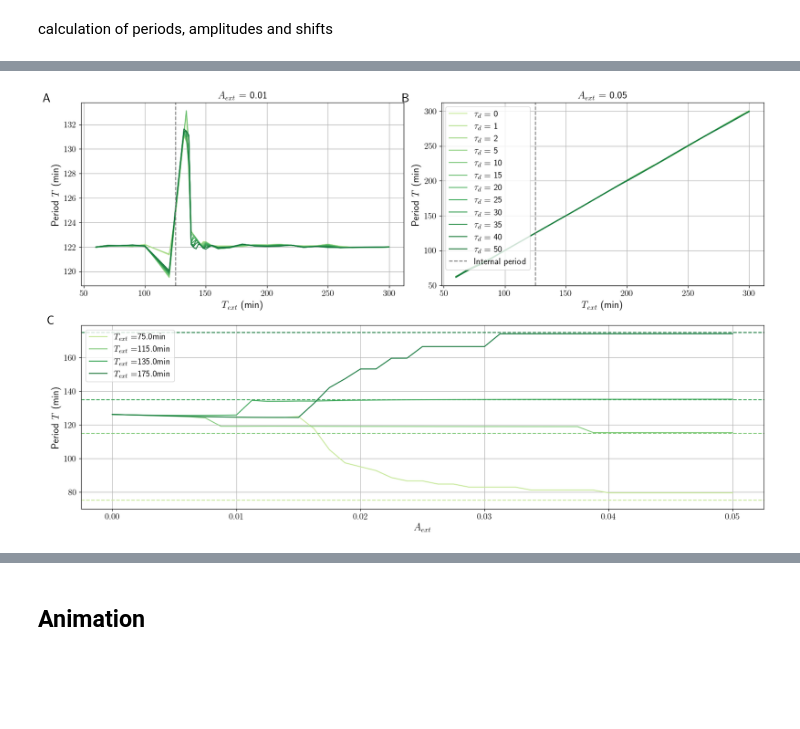
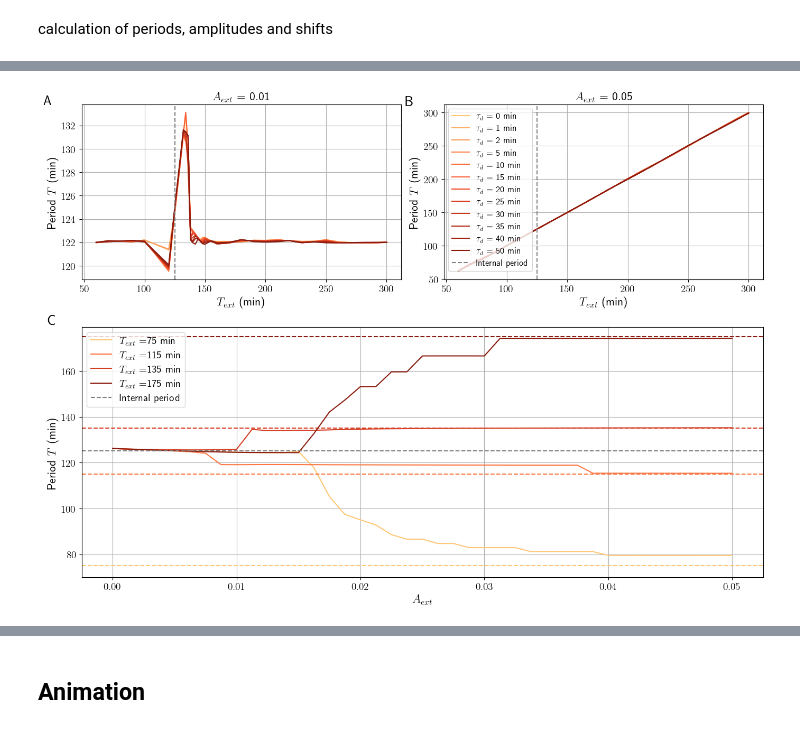
Before and after one commit to kbmcdonnell/2025_mouse_oscillations_MEP_Kate_McDonnell, a Jupyter notebook: Delta_Hes/external_delta_source.ipynb, the cells around one changed output, grey strips where cells are left out. Saved outputs shown, nothing was run; the diff lists cells and outputs as text; code cells hidden in the pictures; blank space fills up the shorter version.

```diff
--- a/Delta_Hes/external_delta_source.ipynb
+++ b/Delta_Hes/external_delta_source.ipynb
@@ -560,8 +459,8 @@ plt.show()
 
 # Define figure + GridSpec
 # ----------------------------------------------------------
-fig = plt.figure(figsize=(16,10))
-gs = gridspec.GridSpec(2, 2, height_ratios=[1, 1])
+fig = plt.figure(figsize=(14,10))
+gs = gridspec.GridSpec(2, 2, height_ratios=[0.7, 1])
 
 # ----------------------------------------------------------
 # ---- Panel A: Weak coupling (top left) -------------------
@@ -570,46 +469,43 @@ axA = fig.add_subplot(gs[0,0])
 
 # Assume results_oscillating = results_oscillating_weak
 # Plot the period curves for weak coupling
-colours_weak = vis.get_distinguishable_ylgn_colors(len(delays), min_val=0.3, max_val=0.8)
+colours_delays = vis.get_hes_colors(len(delays))
 
 for j in range(len(delays)):
     axA.plot(delta_periods, period_d_osc_weak[:,j],
              label=fr'$\tau_d$ = {delays[j]}',
-             color=colours_weak[j])
+             color=colours_delays[j])
 
 axA.axvline(period_uncoupled, ls='--', color='gray', label='Internal period')
 
 axA.set_xlabel(r'$T_{ext}$ (min)', fontsize=16)
 axA.set_ylabel(r'Period $T$ (min)', fontsize=16)
 axA.set_title(r'$A_{ext}$ = 0.01', fontsize=16)
-# axA.legend(fontsize=14)
+# axA.legend(fontsize=12)
 axA.grid()
 axA.tick_params(axis='x', labelsize=14)
 axA.tick_params(axis='y', labelsize=14)
 
 # Add letter A
 axA.text(-0.12, 1.05, 'A', transform=axA.transAxes,
-         fontsize=20, fontweight='bold', va='top')
+         fontsize=18, fontweight='bold', va='top')
 
 # ----------------------------------------------------------
 # ---- Panel B: Strong coupling (top right) ----------------
 # ----------------------------------------------------------
 axB = fig.add_subplot(gs[0,1])
 
-# Now results_oscillating = results_oscillating_strong
-colours_strong = vis.get_distinguishable_ylgn_colors(len(delays), min_val=0.3, max_val=0.8)
-
 for j in range(len(delays)):
     axB.plot(delta_periods, period_d_osc_strong[:,j],
-             label=fr'$\tau_d$ = {delays[j]}',
-             color=colours_strong[j])
+             label=fr'$\tau_d$ = {delays[j]} min',
+             color=colours_delays[j])
 
 axB.axvline(period_uncoupled, ls='--', color='gray', label='Internal period')
 
 axB.set_xlabel(r'$T_{ext}$ (min)', fontsize=16)
 axB.set_ylabel(r'Period $T$ (min)', fontsize=16)
 axB.set_title(r'$A_{ext}$ = 0.05', fontsize=16)
-axB.legend(fontsize=14)
+axB.legend(fontsize=12)
 axB.grid()
 axB.tick_params(axis='x', labelsize=14)
 axB.tick_params(axis='y', labelsize=14)
@@ -618,36 +514,37 @@ axB.tick_params(axis='y', labelsize=14)
 axB.text(-0.12, 1.05, 'B', transform=axB.transAxes,
          fontsize=20, fontweight='bold', va='top')
 
 # ----------------------------------------------------------
 # ---- Panel C: Period vs A_D plot (bottom spanning both) --
 # ----------------------------------------------------------
 axC = fig.add_subplot(gs[1, :])
-greens = vis.get_distinguishable_ylgn_colors(len(periods), min_val=0.3, max_val=0.8)
+colours_periods = vis.get_hes_colors(len(periods))
 for i in range(len(periods)):
     axC.plot(
         external_strength,
         periods_osc_strength[i,:],
-        color=greens[i],
-        label=r'$T_{ext}$ =' + str(periods[i]) + 'min'
+        color=colours_periods[i],
+        label=r'$T_{ext}$ =' + str(round(periods[i])) + ' min'
     )
-    axC.axhline(periods[i], ls='--', color=greens[i])
+    axC.axhline(periods[i], ls='--', color=colours_periods[i])
+axC.axhline(period_uncoupled, ls='--', color='gray', label='Internal period')
 
 axC.set_xlabel(r'$A_{ext}$', fontsize=16)
 axC.set_ylabel(r'Period $T$ (min)', fontsize=16)
 axC.legend(fontsize=14)
 axC.grid()
 axC.tick_params(axis='x', labelsize=14)
 axC.tick_params(axis='y', labelsize=14)
 
 # Add letter C
 axC.text(-0.05, 1.05, 'C', transform=axC.transAxes,
          fontsize=20, fontweight='bold', va='top')
 
 # ----------------------------------------------------------
 # Layout and save
 # ----------------------------------------------------------
 plt.tight_layout()
-# plt.savefig('delta-bath-delay-shift.png', dpi=600, bbox_inches='tight')
+# plt.savefig('delta-bath-oscillating.png', dpi=600, bbox_inches='tight')
 plt.show()
 # %% [output]
-[figure, old version]
+[figure, new version]
```
Also changed, not shown: parts of 7 cells of this notebook, 9 other files.
